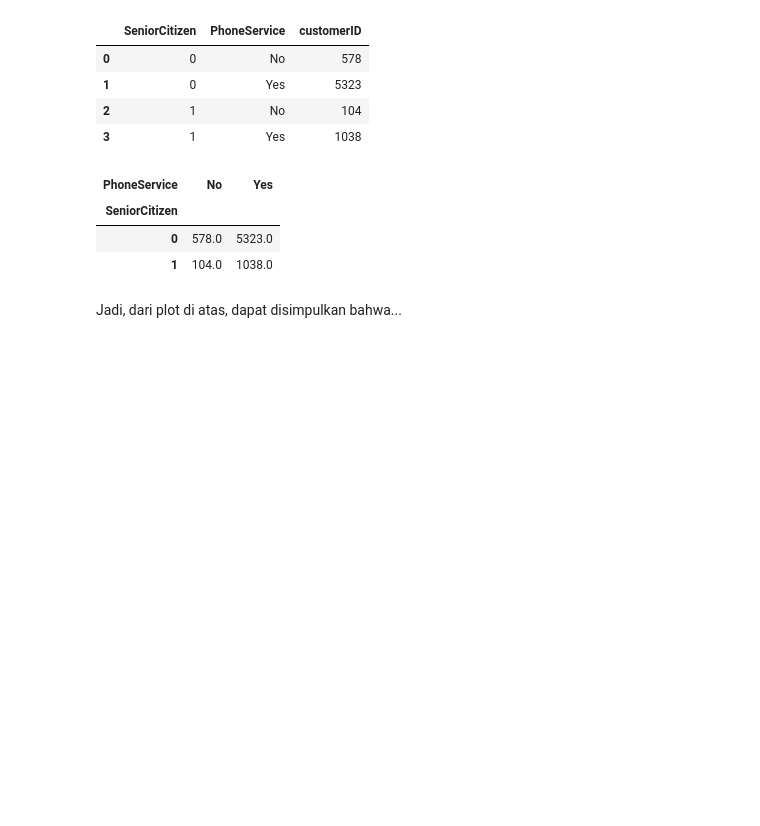
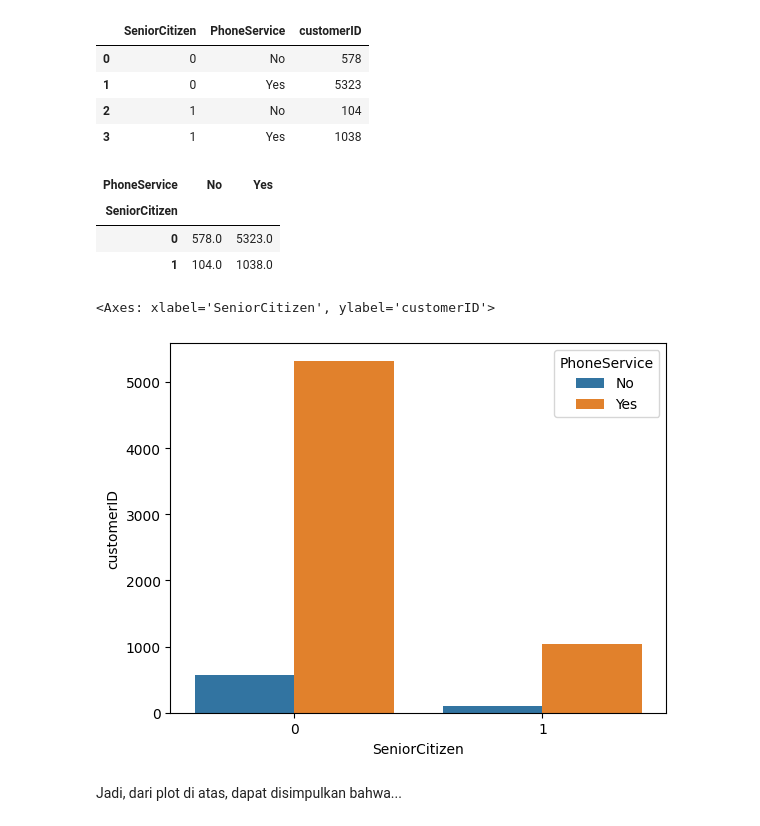
Before and after one commit to agirahmawandi/hw_datavisualitation, a Jupyter notebook: Data Visualization - Template Homework.ipynb, the cells around one changed output. Drawn from its saved outputs; the diff is of its cells as text; code cells hidden in the pictures; blank space fills up the shorter version.

```diff
--- a/Data Visualization - Template Homework.ipynb
+++ b/Data Visualization - Template Homework.ipynb
@@ -122,6 +122,11 @@ df_pv
 | SeniorCitizen |  |  |
 | 0 | 578.0 | 5323.0 |
 | 1 | 104.0 | 1038.0 |
+# %%
+sns.barplot(x='SeniorCitizen',y='customerID',data=df_sc, hue='PhoneService')
+# %% [output]
+<Axes: xlabel='SeniorCitizen', ylabel='customerID'>
+[figure, added]
 # %% [markdown]
 Jadi, dari plot di atas, dapat disimpulkan bahwa...
 # %% [markdown]
```
Also changed, not shown: parts of 4 cells of this notebook.
